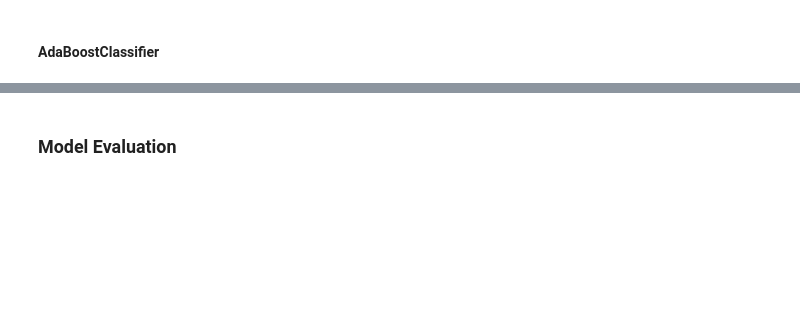
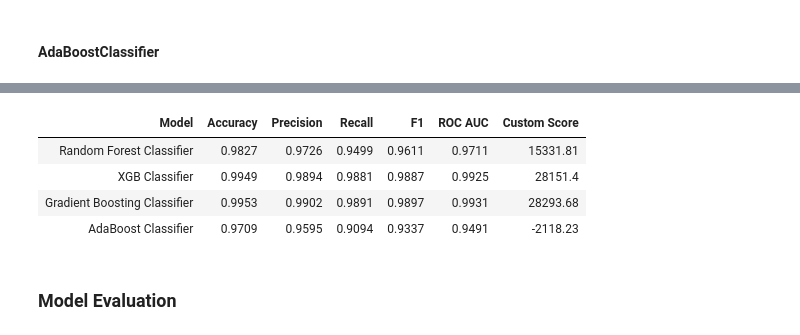
Before and after one commit to ahirsch-github/flight-price-prediction, a Jupyter notebook: flight_price_prediction_2_0.ipynb, the cells around one changed output, grey strips where cells are left out. Drawn from its saved outputs; the diff is of its cells as text; code cells hidden in the pictures; blank space fills up the shorter version.

Commit message:
feat(model-tuning): optimization for classification models

```diff
--- a/flight_price_prediction_2_0.ipynb
+++ b/flight_price_prediction_2_0.ipynb
@@ -2124,3 +2169,21 @@ optimizer.maximize(n_iter=20, init_points=10)
+# %%
+# retrains the model with the best parameters
+# gbc_best_params = optimizer.max['params']
+gbc_best_params = {'max_depth': 30.46, 'min_samples_leaf': 3.279, 'min_samples_split': 46.81, 'n_estimators': 520.1}
+
+gbc_best_params['n_estimators'] = int(round(gbc_best_params['n_estimators']))
+gbc_best_params['max_depth'] = int(round(gbc_best_params['max_depth']))
+gbc_best_params['min_samples_split'] = int(round(gbc_best_params['min_samples_split']))
+gbc_best_params['min_samples_leaf'] = int(round(gbc_best_params['min_samples_leaf']))
+
+gbc_best = GradientBoostingClassifier(random_state=42, **gbc_best_params)
+gbc_best.fit(X_train, y_train)
+
+gbc_optimized_scores_cv = cross_validate(gbc_best, X_train, y_train, scoring=scoring, cv=5)
+
+gbc_optimized_pred = gbc_best.predict(X_test)
+gbc_optimized_scores = calculate_metrics(y_test, gbc_optimized_pred)
+custom_score_gbc_optimized = custom_score(X_test, df_copy, gbc_optimized_pred)
 # %% [markdown]
 #### AdaBoostClassifier ####
 # %%
@@ -2169 +2227,17 @@ optimizer.maximize(n_iter=20, init_points=10)
 =================================================
+# %%
+# retrains the model with the best parameters
+# abc_best_params = optimizer.max['params']
+abc_best_params = {'learning_rate': 0.5, 'n_estimators': 931.7}
+
+abc_best_params['n_estimators'] = int(round(abc_best_params['n_estimators']))
+abc_best_params['learning_rate'] = abc_best_params['learning_rate']
+
+abc_best = AdaBoostClassifier(random_state=42, **abc_best_params)
+abc_best.fit(X_train, y_train)
+
+abc_optimized_scores_cv = cross_validate(abc_best, X_train, y_train, scoring=scoring, cv=5)
+
+abc_optimized_pred = abc_best.predict(X_test)
+abc_optimized_scores = calculate_metrics(y_test, abc_optimized_pred)
+custom_score_abc_optimized = custom_score(X_test, df_copy, abc_optimized_pred)
@@ -2170,3 +2263,20 @@ optimizer.maximize(n_iter=20, init_points=10)
+# %%
+# print the mean of the scores in a table
+table_optimized_scores = PrettyTable()
+table_optimized_scores.field_names = ['Model', 'Accuracy', 'Precision', 'Recall', 'F1', 'ROC AUC', 'Custom Score']
+
+table_optimized_scores.add_row(['Random Forest Classifier', round(rfc_optimized_scores['acc'], 4), round(rfc_optimized_scores['prec'], 4), round(rfc_optimized_scores['rec'], 4), round(rfc_optimized_scores['f1'], 4), round(rfc_optimized_scores['roc'], 4), custom_score_rfc_optimized])
+table_optimized_scores.add_row(['XGB Classifier', round(xgb_optimized_scores['acc'], 4), round(xgb_optimized_scores['prec'], 4), round(xgb_optimized_scores['rec'], 4), round(xgb_optimized_scores['f1'], 4), round(xgb_optimized_scores['roc'], 4), custom_score_xgb_optimized])
+table_optimized_scores.add_row(['Gradient Boosting Classifier', round(gbc_optimized_scores['acc'], 4), round(gbc_optimized_scores['prec'], 4), round(gbc_optimized_scores['rec'], 4), round(gbc_optimized_scores['f1'], 4), round(gbc_optimized_scores['roc'], 4), custom_score_gbc_optimized])
+table_optimized_scores.add_row(['AdaBoost Classifier', round(abc_optimized_scores['acc'], 4), round(abc_optimized_scores['prec'], 4), round(abc_optimized_scores['rec'], 4), round(abc_optimized_scores['f1'], 4), round(abc_optimized_scores['roc'], 4), custom_score_abc_optimized])
+
+table_optimized_scores
+# %% [output]
+| Model | Accuracy | Precision | Recall | F1 | ROC AUC | Custom Score |
+| Random Forest Classifier | 0.9827 | 0.9726 | 0.9499 | 0.9611 | 0.9711 | 15331.81 |
+| XGB Classifier | 0.9949 | 0.9894 | 0.9881 | 0.9887 | 0.9925 | 28151.4 |
+| Gradient Boosting Classifier | 0.9953 | 0.9902 | 0.9891 | 0.9897 | 0.9931 | 28293.68 |
+| AdaBoost Classifier | 0.9709 | 0.9595 | 0.9094 | 0.9337 | 0.9491 | -2118.23 |
 # %% [markdown]
 ### Model Evaluation ###
 # %%
```
Also changed, not shown: parts of 13 cells of this notebook.
